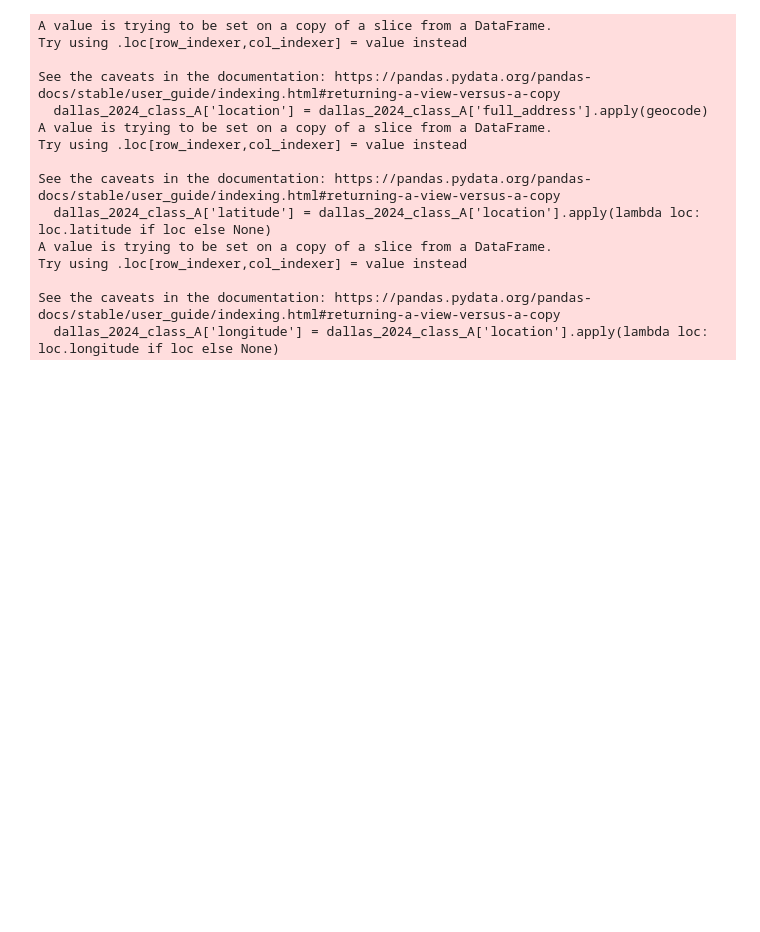
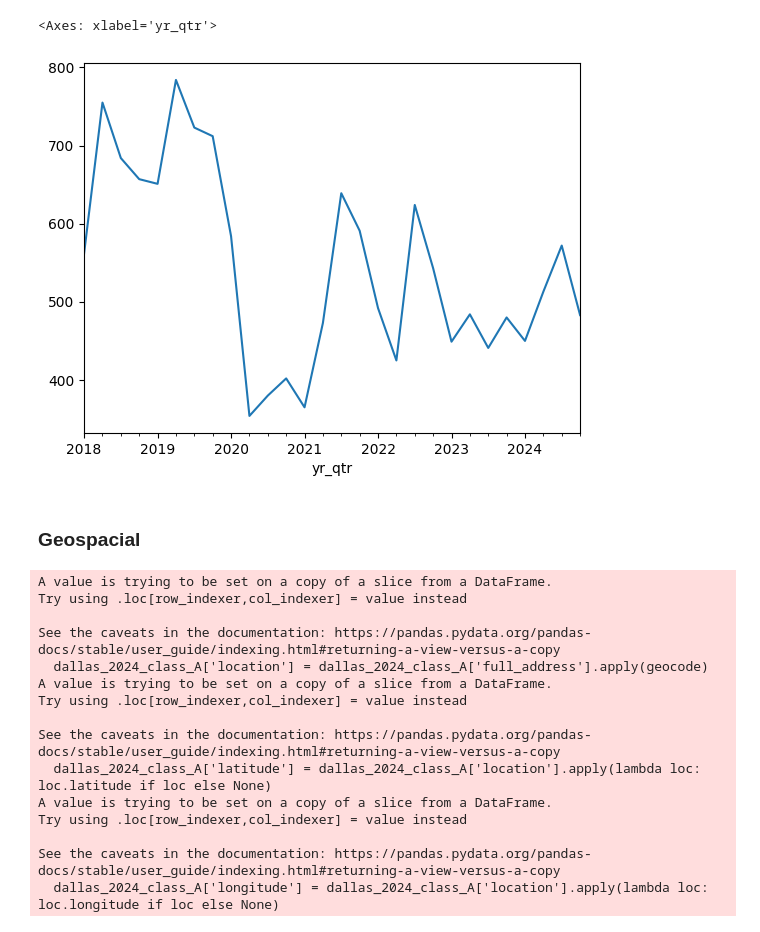
Before and after one commit to jacobbianchi/DartMonkeyDataFest, a Jupyter notebook: external_data/company_growth/eda.ipynb, the cells around one changed output. Cells and saved outputs as stored; diff of their text form; code cells hidden in the pictures; blank space fills up the shorter version.

```diff
--- a/external_data/company_growth/eda.ipynb
+++ b/external_data/company_growth/eda.ipynb
@@ -36,0 +61,4 @@ dallas_2024_class_A
+# %%
+dallas["yr_qtr"] = dallas["year"].astype(str) + dallas["quarter"].astype(str)
+dallas["yr_qtr"] = pd.to_datetime(dallas["yr_qtr"])
+dallas.head()
@@ -37,3 +76,10 @@ dallas_2024_class_A
+# %%
+dallas.groupby("yr_qtr").count()["year"].plot()
+# %% [output]
+<Axes: xlabel='yr_qtr'>
+[figure, added]
+# %% [markdown]
+### Geospacial
 # %%
 from geopy.geocoders import Nominatim
 from geopy.extra.rate_limiter import RateLimiter
```
Also changed, not shown: parts of 8 cells of this notebook, 1 other file.
